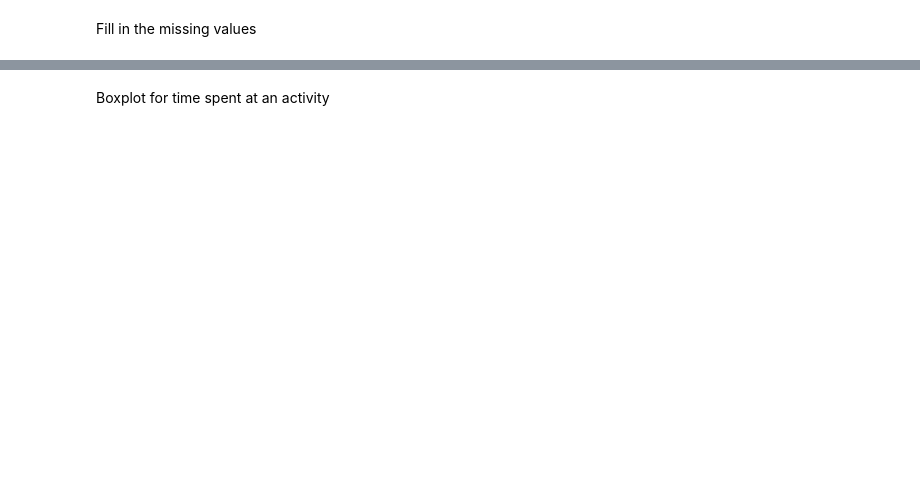
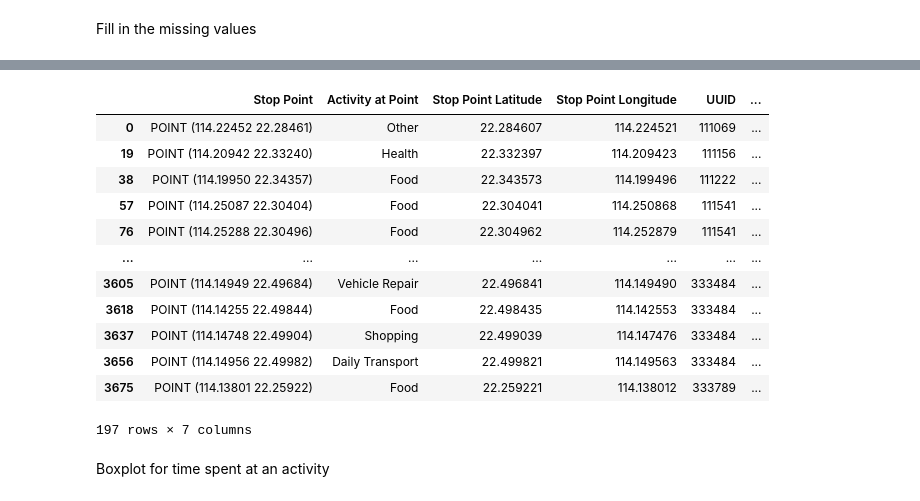
Before and after one commit to Pasindu19970808/FindingPointsOfInterestFromGPS, a Jupyter notebook: preProcessing.ipynb, the cells around one changed output, grey strips where cells are left out. Cells and saved outputs as stored; diff of their text form; code cells hidden in the pictures; blank space fills up the shorter version.

```diff
--- a/preProcessing.ipynb
+++ b/preProcessing.ipynb
@@ -122,14 +158,14 @@ def find_activity_for_each_point(data:pd.DataFrame):
     attach_latitude = lambda x:x['Stop Point'].y
     attach_longitude = lambda x:x['Stop Point'].x
     activity_df = data[['Stop Point']]
-    activity_probs = data[[i for i in data.columns if i != 'Stop Point']]
+    activity_probs = data[[i for i in data.columns if i not in ['Stop Point','UUID']]]
     activity_df['Activity at Point'] = activity_probs.apply(find_highest_activity,axis = 1)
     activity_df['Stop Point Latitude'] = activity_df.apply(attach_latitude,axis = 1)
     activity_df['Stop Point Longitude'] = activity_df.apply(attach_longitude,axis = 1)
     return activity_df
 
 activity_df = find_activity_for_each_point(results)
-activity_df = activity_df.merge(poigdf[['Stop Point','Time Spent at Stop Point','Stop Point Latitude','Stop Point Longitude']],how = 'left',on = ['Stop Point Latitude','Stop Point Longitude'],suffixes=('','_y'))
+activity_df = activity_df.merge(poigdf[['Stop Point','UUID','Time Spent at Stop Point','Stop Point Latitude','Stop Point Longitude']],how = 'left',on = ['Stop Point Latitude','Stop Point Longitude'],suffixes=('','_y'))
 activity_df.drop(labels = activity_df.filter(regex=r"_y$").columns,axis = 1,inplace = True)
 activity_df.drop_duplicates(subset=['Stop Point Latitude','Stop Point Longitude'],inplace = True)
 # %%
@@ -143,6 +179,22 @@ def calculate_counts_for_each_activity(df):
     return counts_df
 
 counts_df = calculate_counts_for_each_activity(activity_df)
+# %%
+activity_df
+# %% [output]
+|  | Stop Point | Activity at Point | Stop Point Latitude | Stop Point Longitude | UUID | ... |
+| 0 | POINT (114.22452 22.28461) | Other | 22.284607 | 114.224521 | 111069 | ... |
+| 19 | POINT (114.20942 22.33240) | Health | 22.332397 | 114.209423 | 111156 | ... |
+| 38 | POINT (114.19950 22.34357) | Food | 22.343573 | 114.199496 | 111222 | ... |
+| 57 | POINT (114.25087 22.30404) | Food | 22.304041 | 114.250868 | 111541 | ... |
+| 76 | POINT (114.25288 22.30496) | Food | 22.304962 | 114.252879 | 111541 | ... |
+| ... | ... | ... | ... | ... | ... | ... |
+| 3605 | POINT (114.14949 22.49684) | Vehicle Repair | 22.496841 | 114.149490 | 333484 | ... |
+| 3618 | POINT (114.14255 22.49844) | Food | 22.498435 | 114.142553 | 333484 | ... |
+| 3637 | POINT (114.14748 22.49904) | Shopping | 22.499039 | 114.147476 | 333484 | ... |
+| 3656 | POINT (114.14956 22.49982) | Daily Transport | 22.499821 | 114.149563 | 333484 | ... |
+| 3675 | POINT (114.13801 22.25922) | Food | 22.259221 | 114.138012 | 333789 | ... |
+197 rows × 7 columns
 # %% [markdown]
 Boxplot for time spent at an activity
 # %%
```
Also changed, not shown: parts of 33 cells of this notebook.
